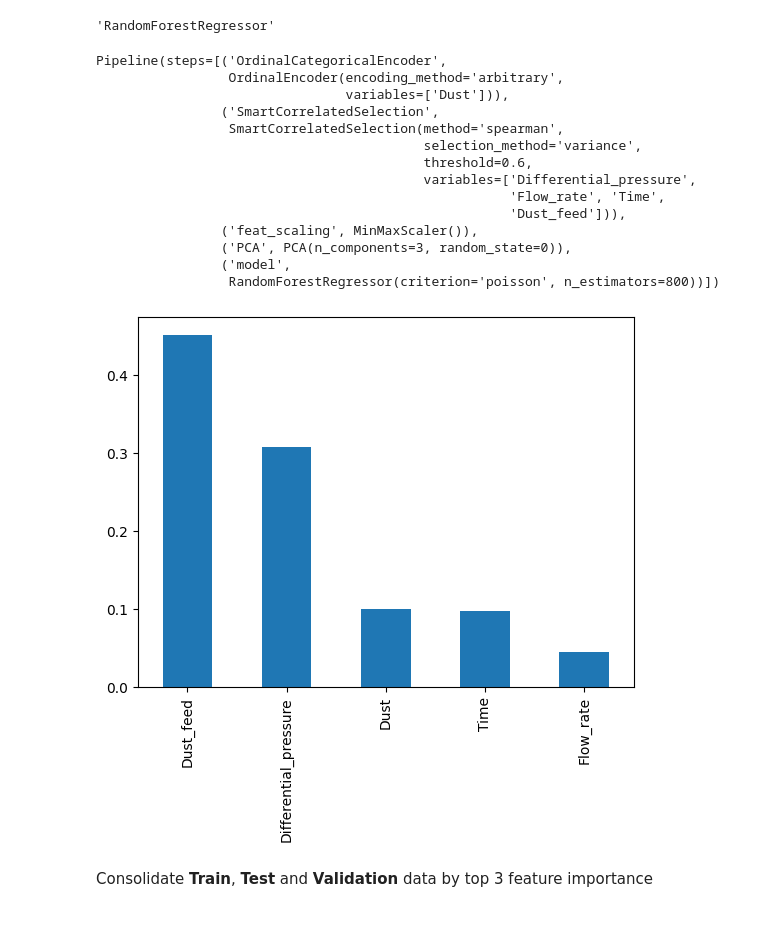
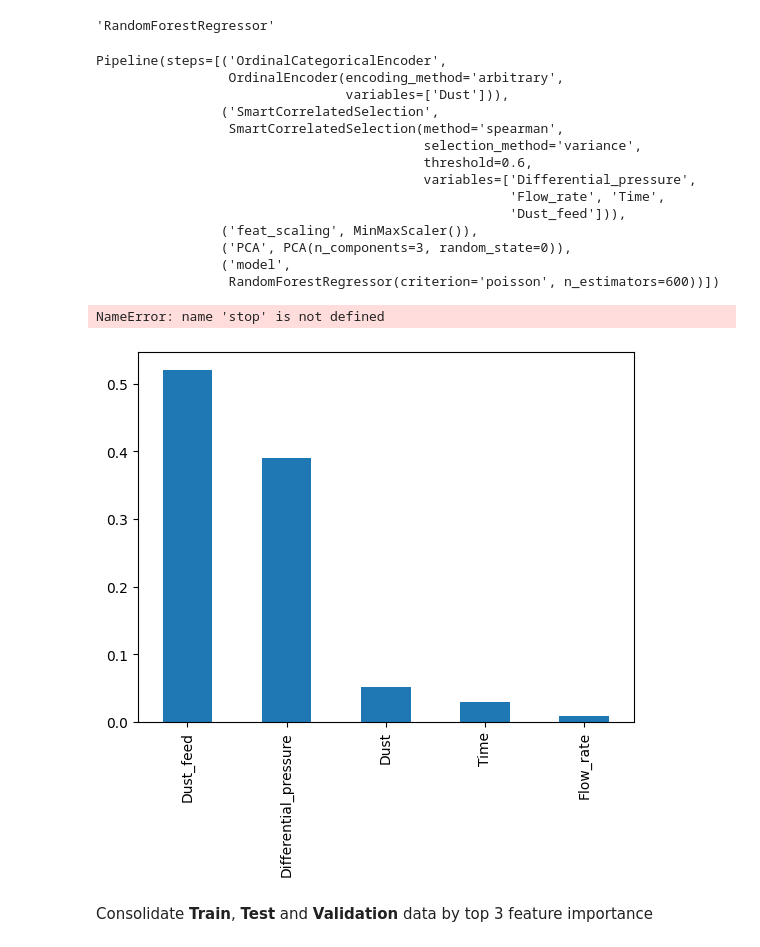
Before and after one commit to roeszler/filter-maintenance-predictor, a Jupyter notebook: jupyter_notebooks/05_RUL_Modeling and Evaluation.ipynb, the cells around one changed output. Cells and saved outputs as stored; diff of their text form; code cells hidden in the pictures.

```diff
--- a/jupyter_notebooks/05_RUL_Modeling and Evaluation.ipynb
+++ b/jupyter_notebooks/05_RUL_Modeling and Evaluation.ipynb
@@ -707,7 +775,7 @@ Manually define these into the best model
 reg_model = RandomForestRegressor(
     criterion='poisson',
     max_features='sqrt',
-    n_estimators=400,
+    n_estimators=300,
     )
 reg_model.fit(X_train, y_train)
 # %% [output]
@@ -1330,19 +1410,23 @@ Pipeline(steps=[('OrdinalCategoricalEncoder',
                 ('feat_scaling', MinMaxScaler()),
                 ('PCA', PCA(n_components=3, random_state=0)),
                 ('model',
-                 RandomForestRegressor(criterion='poisson', n_estimators=800))])
+                 RandomForestRegressor(criterion='poisson', n_estimators=600))])
+# %%
+stop
+# %% [output]
+NameError: name 'stop' is not defined
 # %%
 reg_model = RandomForestRegressor(
     criterion='poisson',
-    max_features='log2',
+    # max_features='log2',
     n_estimators=600,
     )
 reg_model.fit(X_train, y_train)
 feat_importances = (pd.Series(reg_model.feature_importances_, index=X_train.columns)
                     .nlargest(6)
                     .plot(kind='bar'))
 # %% [output]
-[figure, old version]
+[figure, new version]
 # %% [markdown]
 Consolidate **Train**, **Test** and **Validation** data by top 3 feature importance
 # %%
```
Also changed, not shown: parts of 42 cells of this notebook, 14 other files.
